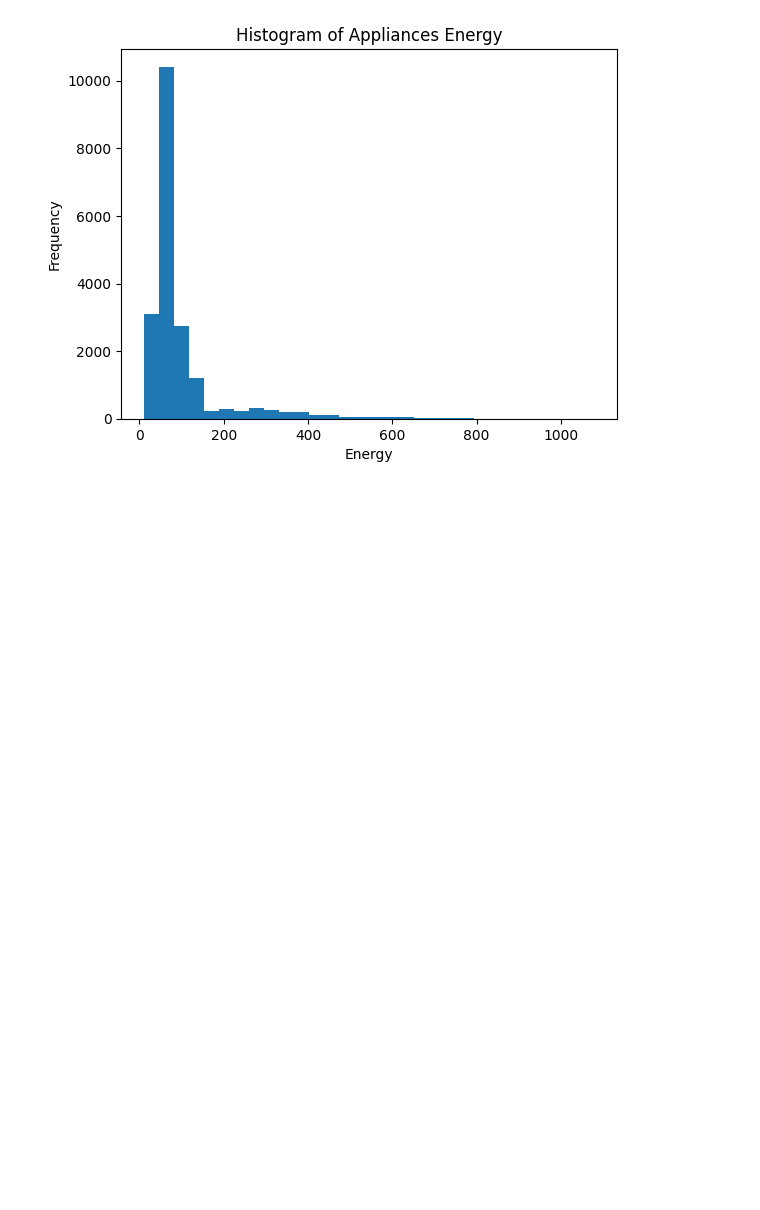
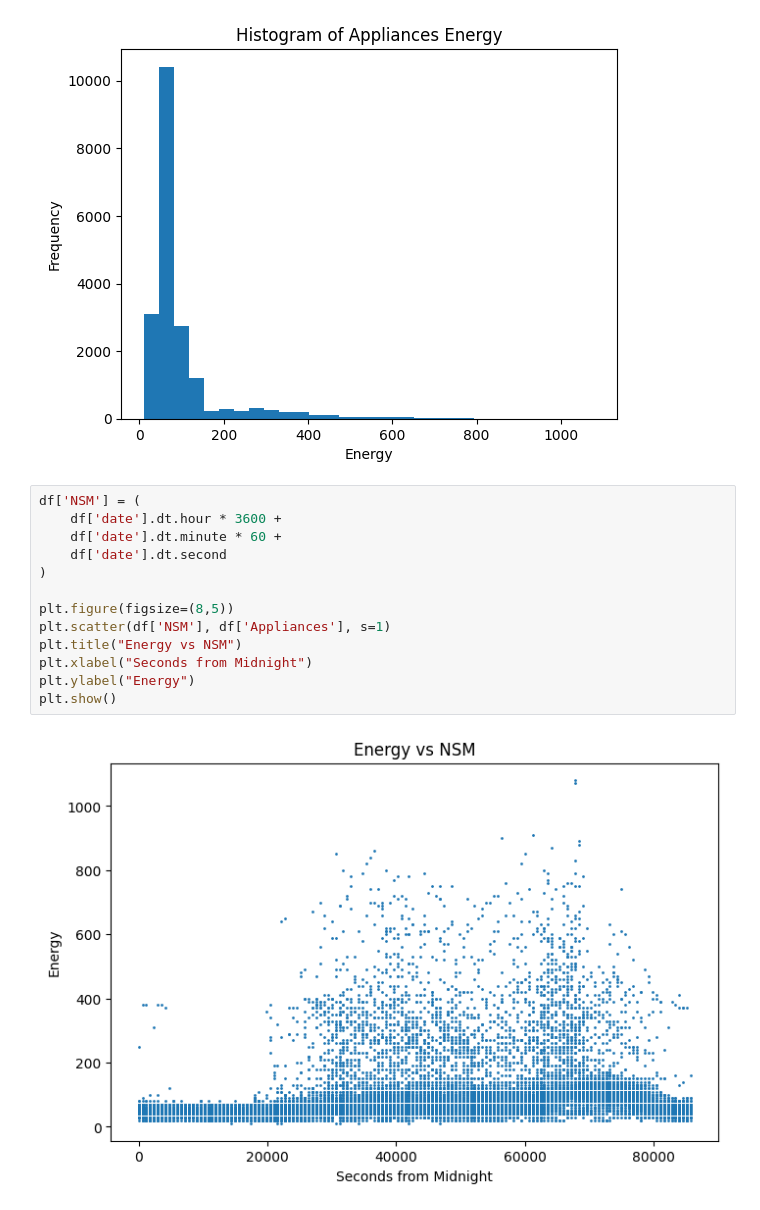
Before and after one commit to ali-farshad/Homework1-ME5920, a Jupyter notebook: 2_2.ipynb, the cells around one changed output. Drawn from its saved outputs; the diff is of its cells as text; blank space fills up the shorter version.

```diff
--- a/2_2.ipynb
+++ b/2_2.ipynb
@@ -65,3 +65,18 @@ plt.ylabel("Frequency")
 plt.show()
 # %% [output]
 [figure]
+# %%
+df['NSM'] = (
+    df['date'].dt.hour * 3600 +
+    df['date'].dt.minute * 60 +
+    df['date'].dt.second
+)
+
+plt.figure(figsize=(8,5))
+plt.scatter(df['NSM'], df['Appliances'], s=1)
+plt.title("Energy vs NSM")
+plt.xlabel("Seconds from Midnight")
+plt.ylabel("Energy")
+plt.show()
+# %% [output]
+[figure, added]
```
Also changed, not shown: parts of 2 cells of this notebook.
